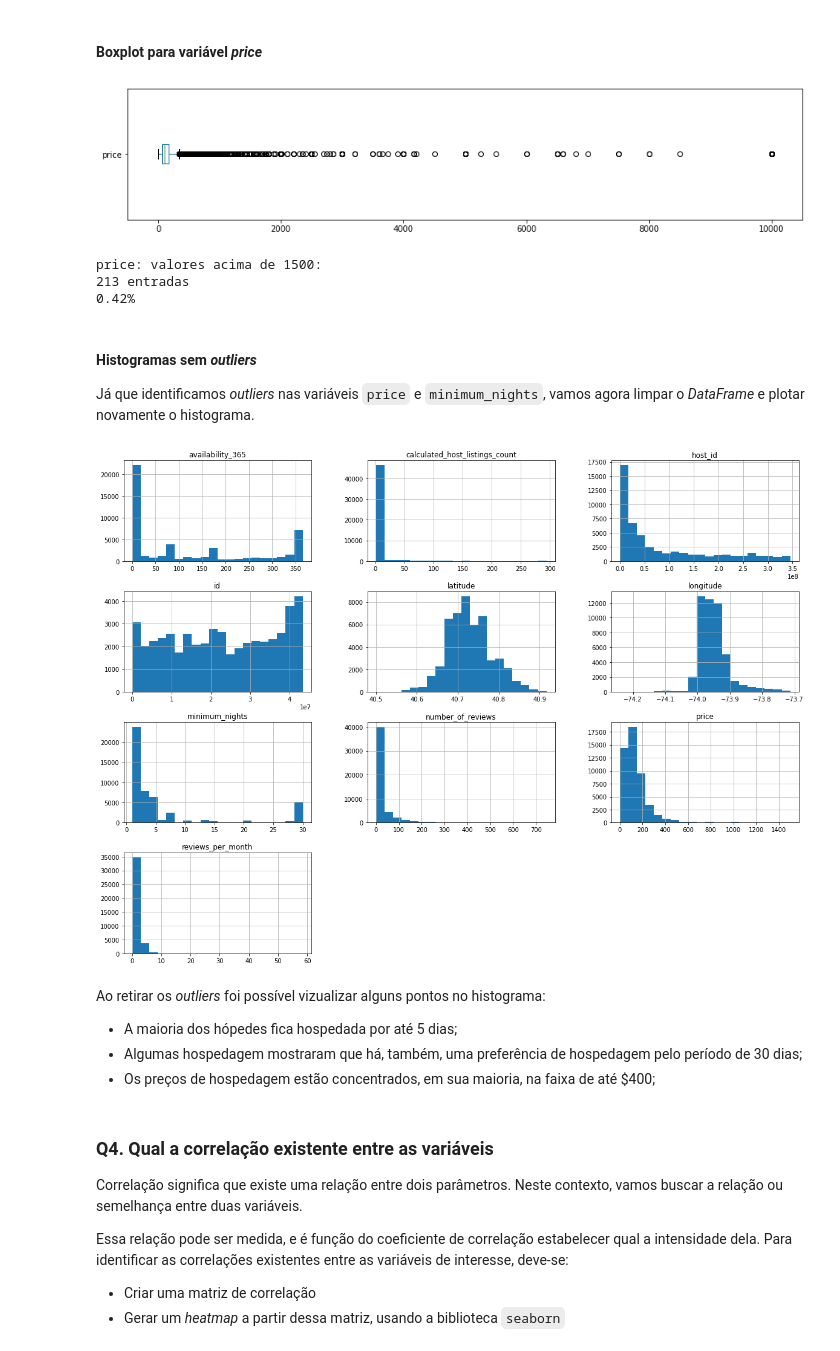
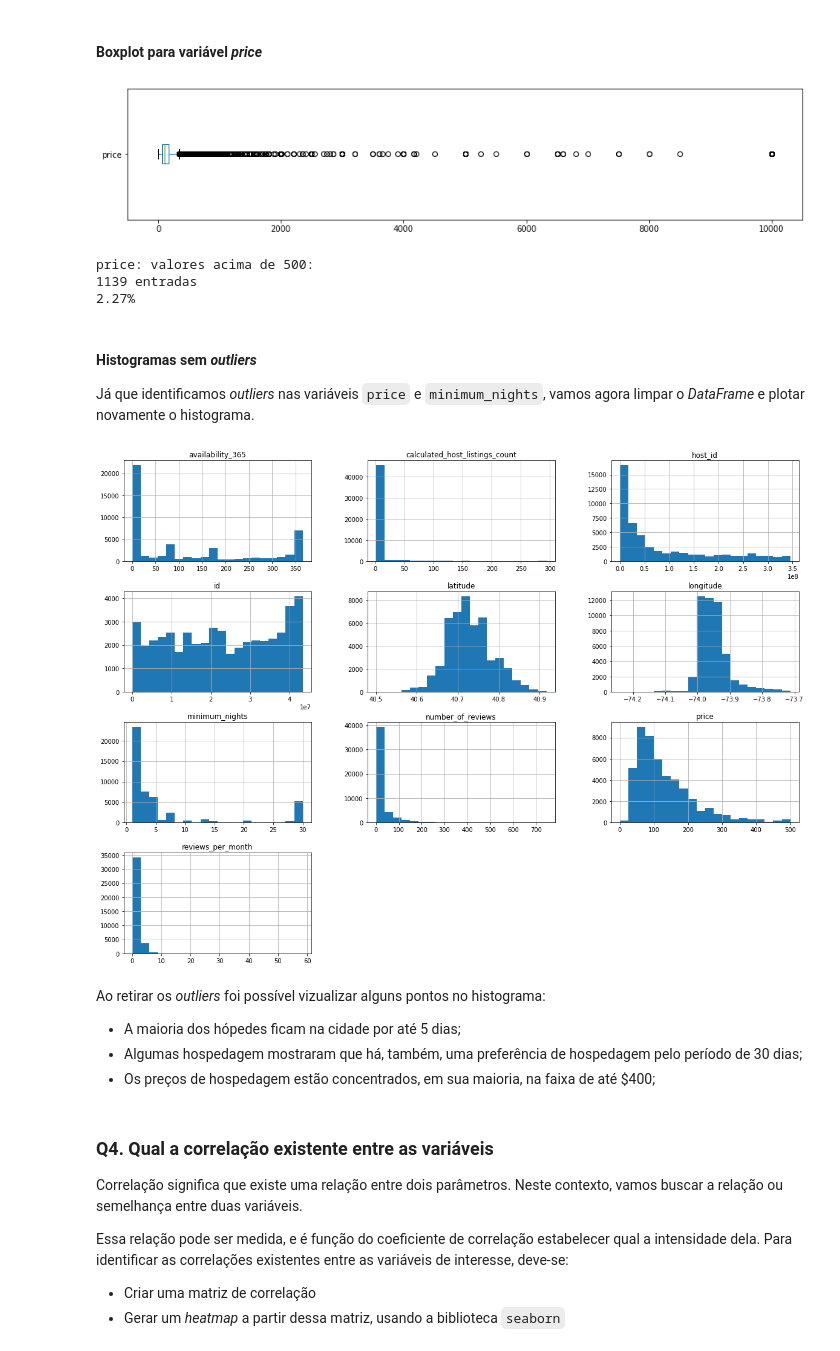
Before and after one commit to lorenaleite/data_science, a Jupyter notebook: Analisando_os_Dados_do_Airbnb_NYC.ipynb, the cells around one changed output. Saved outputs shown, nothing was run; the diff lists cells and outputs as text; code cells hidden in the pictures.

```diff
--- a/Analisando_os_Dados_do_Airbnb_NYC.ipynb
+++ b/Analisando_os_Dados_do_Airbnb_NYC.ipynb
@@ -224,17 +249,17 @@ minimum_nights: valores acima de 30:
 df.price.plot(kind='box', vert=False, figsize=(15, 3),)
 plt.show()
 
-# ver quantidade de valores acima de 1500 para price
-print("\nprice: valores acima de 1500:")
-print("{} entradas".format(len(df[df.price > 1500])))
-print("{:.2f}%".format((len(df[df.price > 1500]) / df.shape[0])*100))
+# ver quantidade de valores acima de 500 para price
+print("\nprice: valores acima de 500:")
+print("{} entradas".format(len(df[df.price > 500])))
+print("{:.2f}%".format((len(df[df.price > 500]) / df.shape[0])*100))
 
 # df.price.plot(kind='box', vert=False, xlim=(0,1300), figsize=(15,3));
 # %% [output]
 [figure]
-price: valores acima de 1500:
-213 entradas
-0.42%
+price: valores acima de 500:
+1139 entradas
+2.27%
 # %% [markdown]
 #### Histogramas sem *outliers*
 
@@ -242,18 +267,18 @@ Já que identificamos *outliers* nas variáveis `price` e `minimum_nights`, vamo
 # %%
 # remover os *outliers* em um novo DataFrame
 df_clean = df.copy()
-df_clean.drop(df_clean[df_clean.price > 1500].index, axis=0, inplace=True)
+df_clean.drop(df_clean[df_clean.price > 500].index, axis=0, inplace=True)
 df_clean.drop(df_clean[df_clean.minimum_nights > 30].index, axis=0, inplace=True)
 
 
 # plotar o histograma para as variáveis numéricas
 df_clean.hist(bins=20, figsize=(20,15));
 # %% [output]
-[figure, old version]
+[figure, new version]
 # %% [markdown]
 Ao retirar os *outliers* foi possível vizualizar alguns pontos no histograma:
 
-* A maioria dos hópedes fica hospedada por até 5 dias;
+* A maioria dos hópedes ficam na cidade por até 5 dias;
 * Algumas hospedagem mostraram que há, também, uma preferência de hospedagem pelo período de 30 dias;
 * Os preços de hospedagem estão concentrados, em sua maioria, na faixa de até $400;
 # %% [markdown]
```
Also changed, not shown: parts of 13 cells of this notebook.
